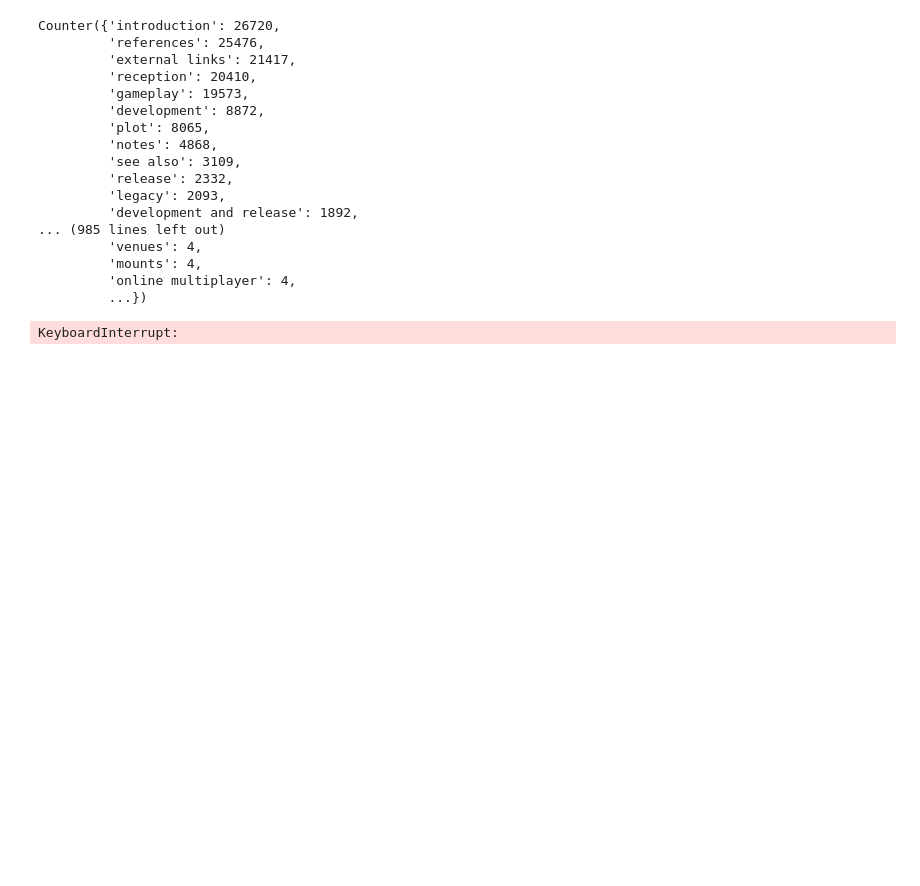
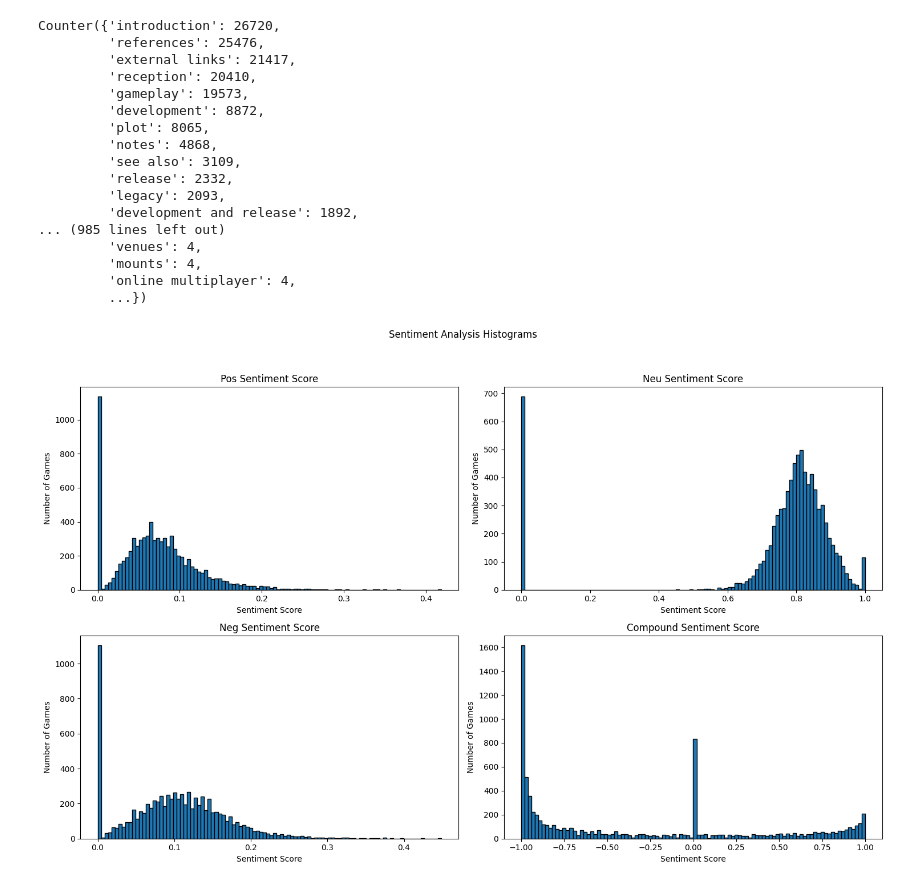
Before and after one commit to jereml99/socialgraphs2023, a Jupyter notebook: project/Sentiment/sentiment.ipynb, the cells around one changed output. Cells and saved outputs as stored; diff of their text form; code cells hidden in the pictures; blank space fills up the shorter version.

Commit message:
Add get_or_create_value function

```diff
--- a/project/Sentiment/sentiment.ipynb
+++ b/project/Sentiment/sentiment.ipynb
@@ -4,7 +4,7 @@ import json
 data_file = '../game_data.json'
 
 
-with open(data_file) as f:
+with open(data_file, encoding="utf-8") as f:
     game_data = json.load(f)
 # %%
 import matplotlib.pyplot as plt
@@ -82,7 +120,30 @@ Counter({'introduction': 26720,
          'mounts': 4,
          'online multiplayer': 4,
          ...})
+# %%
+import os
+import json
+
+def get_or_create_value(function_to_apply, file_path):
+    # Check if the file exists
+    if os.path.exists(file_path):
+        # Load the value from the file
+        with open(file_path, 'r') as file:
+            value = json.load(file)
+    else:
+        # Call the function to create the value
+        value = function_to_apply()
+        # Save the value to the file
+        with open(file_path, 'w') as file:
+            json.dump(value, file)
+
+    return value
+
+# Example usage
+# Assuming get_sentiment_scores is a function you have defined elsewhere
 # %%
-sentiment_scores = {key: get_sentiment_scores(game_data, key) for key in unique_keys.keys()}
+sentiment_scores = get_or_create_value(lambda: {key: get_sentiment_scores(game_data, key) for key in unique_keys.keys()} , 'vader_sentiment_scores.json')
-# %% [output]
-KeyboardInterrupt:
+# %%
+create_sentiment_histograms(sentiment_scores["plot"])
+# %% [output]
+[figure, added]
```
Also changed, not shown: parts of 5 cells of this notebook.
